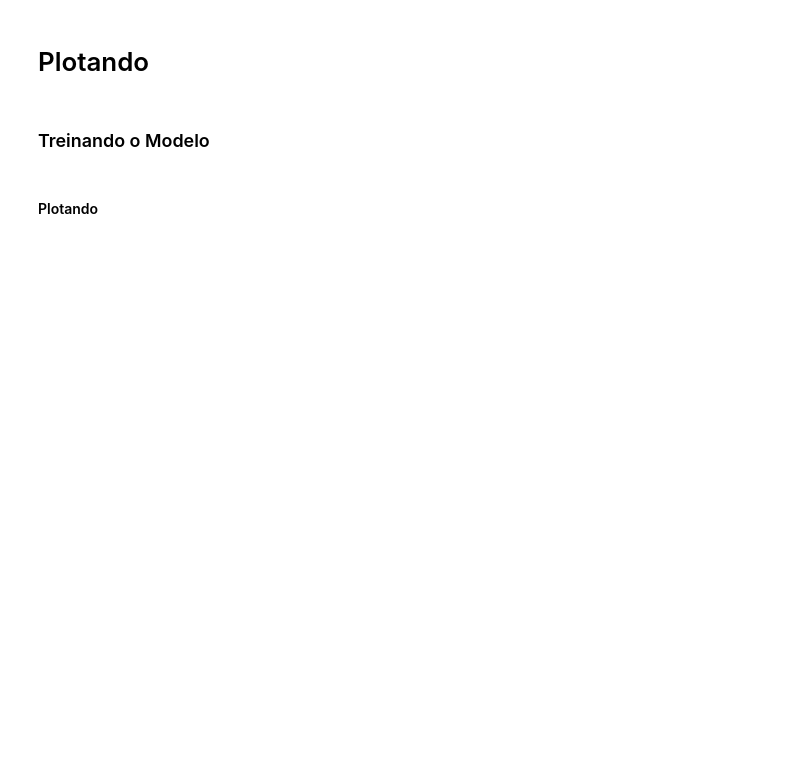
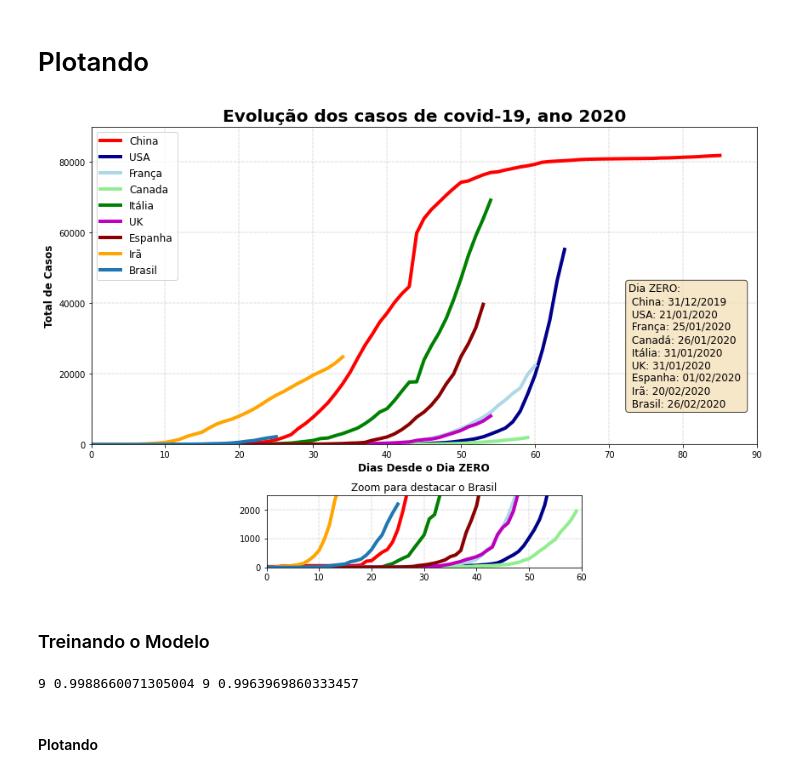
Before and after one commit to OliveiraVinic/covid19.pyhton.analysis, a Jupyter notebook: covid19_script.ipynb, the cells around one changed output. Cells and saved outputs as stored; diff of their text form; code cells hidden in the pictures; blank space fills up the shorter version.

```diff
--- a/covid19_script.ipynb
+++ b/covid19_script.ipynb
@@ -86,10 +92,14 @@ ax1.plot(china_df.index, china_df['total_cases'], linewidth=4, color='red',
          label='China')
 ax1.plot(usa_df.index, usa_df['total_cases'], linewidth=4, color='darkblue',
          label='USA')
+ax1.plot(france_df.index, france_df['total_cases'], linewidth=4,
+         color='lightblue', label='França')
 ax1.plot(canada_df.index, canada_df['total_cases'], linewidth=4,
          color='lightgreen', label='Canada')
 ax1.plot(italy_df.index, italy_df['total_cases'], linewidth=4, color='green',
          label='Itália')
+ax1.plot(uk_df.index, uk_df['total_cases'], linewidth=4, color='m',
+         label='UK')
 ax1.plot(spain_df.index, spain_df['total_cases'], linewidth=4, color='darkred',
          label='Espanha')
 ax1.plot(iran_df.index, iran_df['total_cases'], linewidth=4, color='orange',
@@ -102,37 +112,44 @@ ax1.set_title('Evolução dos casos de covid-19, ano 2020', fontsize=20,
 ax1.set_xlabel('Dias Desde o Dia ZERO', weight='bold', fontsize=12)
 ax1.set_ylabel('Total de Casos', weight='bold', fontsize=12)
 
 #zoom para destacar o Brasil
 ax2 = plt.subplot2grid((4,4), (3,1), colspan=2, rowspan=1)
-ax2.axis([0, 60, -1, 2000])
+ax2.axis([0, 60, -1, 2500])
 ax2.plot(china_df.index, china_df['total_cases'], linewidth=4, color='red',
          label='China')
 ax2.plot(usa_df.index, usa_df['total_cases'], linewidth=4, color='darkblue',
          label='USA')
+ax2.plot(france_df.index, france_df['total_cases'], linewidth=4,
+         color='lightblue', label='França')
 ax2.plot(canada_df.index, canada_df['total_cases'], linewidth=4,
          color='lightgreen', label='Canada')
 ax2.plot(italy_df.index, italy_df['total_cases'], linewidth=4, color='green',
          label='Itália')
+ax2.plot(uk_df.index, uk_df['total_cases'], linewidth=4, color='m',
+         label='UK')
 ax2.plot(spain_df.index, spain_df['total_cases'], linewidth=4, color='darkred',
          label='Espanha')
 ax2.plot(iran_df.index, iran_df['total_cases'], linewidth=4, color='orange',
          label='Irã')
 ax2.plot(brazil_df.index, brazil_df['total_cases'], linewidth=4, label='Brasil')
 ax2.grid(ls='-.', lw=0.45)
 ax2.set_title('Zoom para destacar o Brasil')
 
 fig.tight_layout(pad=1.0)
 
 #visao artistica
 ax = plt.gca()
-text_box = 'Dia ZERO: \n China: 31/12/2019 \n USA: 21/01/2020'\
-           '\n Canadá: 26/01/2020 \n Itália: 31/01/2020 \n Espanha: 01/02/2020'\
-           ' \n Irã: 20/02/2020 \n Brasil: 26/02/2020'
+text_box = 'Dia ZERO: \n China: 31/12/2019 \n USA: 21/01/2020 '\
+           '\n França: 25/01/2020 \n Canadá: 26/01/2020 \n Itália: 31/01/2020'\
+           '\n UK: 31/01/2020 \n Espanha: 01/02/2020 \n Irã: 20/02/2020'\
+           '\n Brasil: 26/02/2020'
 prop = dict(boxstyle='round', facecolor='wheat', alpha=0.7)
 ax.text(1.15, 2.2, text_box, transform=ax.transAxes, fontsize=12,
         verticalalignment='bottom', bbox=prop)
 
 plt.show()
+# %% [output]
+[figure, added]
 # %% [markdown]
 ### Treinando o Modelo
 # %%
@@ -143,10 +160,10 @@ r2_test = np.zeros(10)
 
 #X = china_df.index
 #y = china_df['total_cases']
-X = brazil_df.index
-y = brazil_df['total_cases']
-#X = usa_df.index
-#y = usa_df['total_cases']
+#X = brazil_df.index
+#y = brazil_df['total_cases']
+X = usa_df.index
+y = usa_df['total_cases']
 
 X_train, X_test, y_train, y_test = train_test_split(X, y, random_state=0)
 
@@ -172,6 +189,8 @@ for i in range(len(orders)):
       i_r2_test = i
 
 print(i_r2_train, max_r2_train, i_r2_test, max_r2_test)
+# %% [output]
+9 0.9988660071305004 9 0.9963969860333457
 # %% [markdown]
 #### Plotando
 # %%
```
Also changed, not shown: parts of 9 cells of this notebook, 4 other files.
